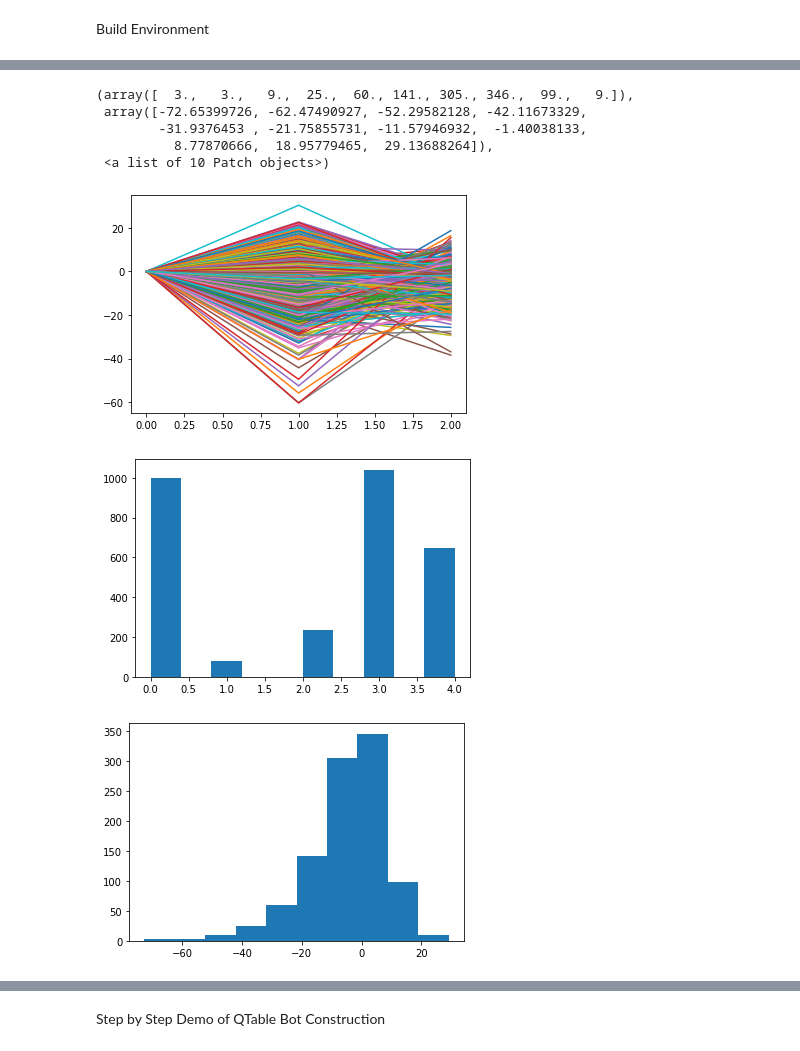
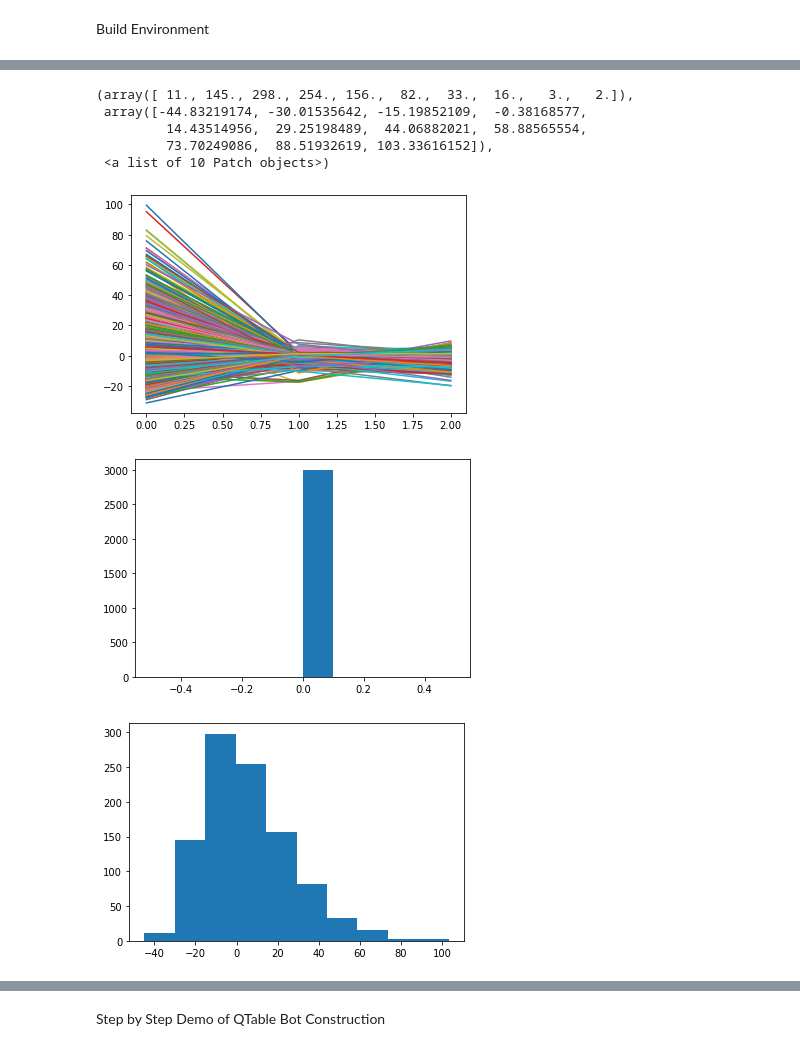
Before and after one commit to colingwuyu/hedgingbox, a Jupyter notebook: qtable_bot.ipynb, the cells around one changed output, grey strips where cells are left out. Cells and saved outputs as stored; diff of their text form; code cells hidden in the pictures.

```diff
--- a/qtable_bot.ipynb
+++ b/qtable_bot.ipynb
@@ -65,9 +56,11 @@ from hb.bots.deltabot.bot import DeltaHedgeBot
 # %% [markdown]
 Build Environment
 # %%
+#@title Default title text
+trading_cost_pct = 0.2 #@param {type:"number"}
 gbm = gbm_pathgenerator.GBMGenerator(
             initial_price=50., drift=0.05,
-            div=0.02, sigma=0.15, num_step=3, step_size=30./365.,
+            div=0.0, sigma=0.15, num_step=3, step_size=30./365.,
         )
 pnl_penalty_reward = PnLSquarePenaltyReward(scale_k=1e-3)
 pnl_reward = PnLReward()
@@ -77,39 +70,47 @@ market_param = market_specs.MarketEnvParam(
     stock_price_upper_bound=55.,
     lot_size=1,
     buy_sell_lots_bound=4,
-    holding_lots_bound=12)
+    holding_lots_bound=17)
 environment = wrappers.SinglePrecisionWrapper(hedging_market_env.HedgingMarketEnv(
             stock_generator=gbm,
             reward_rule=pnl_penalty_reward,
             market_param=market_param,
-            trading_cost_pct=0.01,
+            trading_cost_pct=trading_cost_pct,
             risk_free_rate=0.,
             discount_rate=0.,
             option_maturity=455./365.,
             option_strike=50.,
             option_holding=-10,
+            initial_stock_holding=5,
         ))
 # %%
 #@title Create QTable Hedging Bot
 #@markdown ##Replay Buffer Param
-batch_size =  256#@param {type:"integer"}
-samples_per_insert =  64#@param {type:"integer"}
-min_replay_size =  256#@param {type:"integer"}
+batch_size =  1#@param {type:"integer"}
+samples_per_insert =  1#@param {type:"integer"}
+min_replay_size =  1#@param {type:"integer"}
 qtable_bot_env_attr = ['remaining_time', 'stock_holding', 'stock_price']
 environment.set_obs_attr(qtable_bot_env_attr)
 spec = specs.make_environment_spec(environment)
 qtable_bot = QTableBot(environment_spec=spec,
-                       epsilon=0.2,
+                       epsilon=0.8,
                        batch_size=batch_size,
                        samples_per_insert=samples_per_insert,
                        min_replay_size=min_replay_size)
 # %%
 #@title Train QTable
 environment.set_obs_attr(qtable_bot_env_attr)
-qtable_bot._actor._epsilon = 0.1
-num_episodes = 10000 #@param {type:"integer"}
+num_episodes = 30000 #@param {type:"integer"}
+epsilon = 0.2 #@param {type:"number"}
+model_name = "20pcttradingcost" #@param {type:"string"}
+model_location = f'../ACME Models/QTable/{model_name}_qtable.pickle'
+if os.path.exists(model_location):
+  qtable_bot.restore(model_location)
+qtable_bot._actor._epsilon = epsilon
 # Try running the environment loop. We have no assertions here because all
 # we care about is that the agent runs without raising any errors.
 loop = acme.EnvironmentLoop(environment, qtable_bot)
 loop.run(num_episodes=num_episodes)
+# save model
+qtable_bot.save(model_location)
 # %% [output]
@@ -133,47 +134,47 @@ loop.run(num_episodes=num_episodes)
 # %%
 #@title Predict by QTable Hedging Bot
-num_episodes = 1000 #@param {type:"integer"}
+pred_num_episodes = 1000 #@param {type:"integer"}
 actor = QTableActor(qtable_bot.get_qtable(), epsilon=0.)
 qtable_action_list = np.array([])
 qtable_pnl_list = np.array([])
 figure = plt.figure()
-for episode in range(num_episodes):
+for episode in range(pred_num_episodes):
     episode_pnl = 0.
     episode_pnl_path = np.array([])
     episode_action = np.array([])
     timestep = environment.reset()
     pnl_reward.reset(environment._state_values)
 
     while not timestep.last():
         action = actor.select_action(timestep.observation)
         episode_action = np.append(episode_action, action)
         timestep = environment.step(action)
         pnl = pnl_reward.step_reward(
                 dm_env.StepType.MID,
                 environment._state_values,
                 action)
         episode_pnl += pnl
         episode_pnl_path = np.append(episode_pnl_path, pnl)
     qtable_pnl_list = np.append(qtable_pnl_list, episode_pnl)
     qtable_action_list = np.append(qtable_action_list, episode_action)
     plt.plot(episode_pnl_path)
     # print('PnL Mean: %s' % str(np.mean(pnl)))
     # print('PnL Std:  %s' % str(np.std(pnl)))
 
 figure = plt.figure()
 plt.hist(qtable_action_list)
 
 figure = plt.figure()
 plt.hist(qtable_pnl_list)
 # %% [output]
-(array([  3.,   3.,   9.,  25.,  60., 141., 305., 346.,  99.,   9.]),
- array([-72.65399726, -62.47490927, -52.29582128, -42.11673329,
-        -31.9376453 , -21.75855731, -11.57946932,  -1.40038133,
-          8.77870666,  18.95779465,  29.13688264]),
+(array([ 11., 145., 298., 254., 156.,  82.,  33.,  16.,   3.,   2.]),
+ array([-44.83219174, -30.01535642, -15.19852109,  -0.38168577,
+         14.43514956,  29.25198489,  44.06882021,  58.88565554,
+         73.70249086,  88.51932619, 103.33616152]),
  <a list of 10 Patch objects>)
-[figure, old version]
+[figure, new version]
-[figure, old version]
+[figure, new version]
-[figure, old version]
+[figure, new version]
 # %%
 #@title Create Delta Hedging Bot and Set Env State Space
 delta_bot_env_attr = ['remaining_time', 'option_holding', 'option_strike',
```
Also changed, not shown: parts of 5 cells of this notebook.
